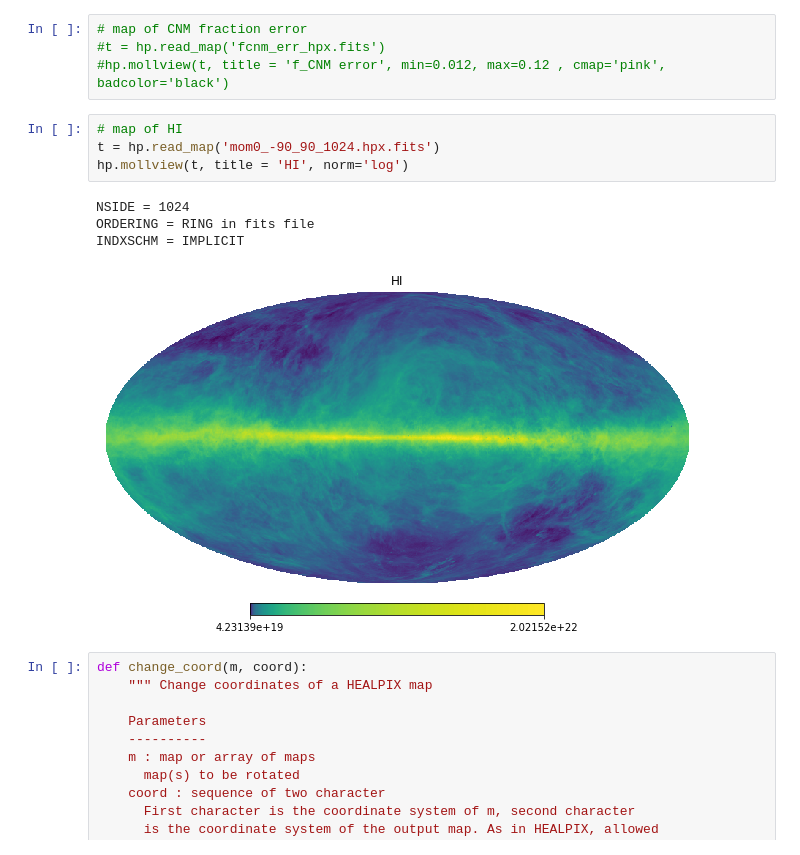
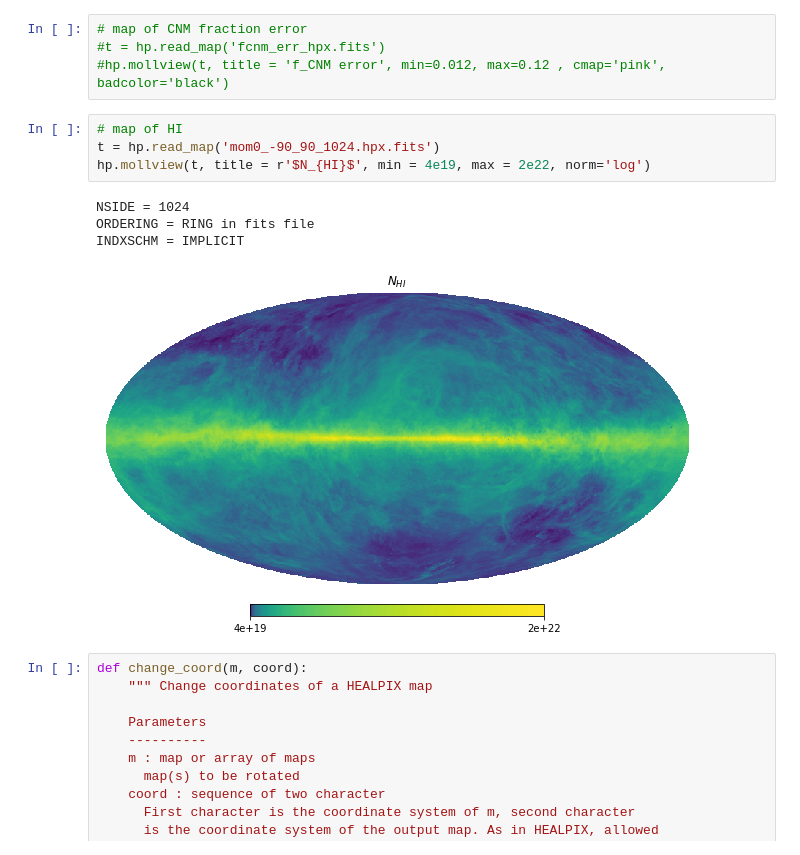
Before and after one commit to mdodici/AME-CNM, a Jupyter notebook: maps/Planck maps.ipynb, the cells around one changed output. Drawn from its saved outputs; the diff is of its cells as text.

```diff
--- a/maps/Planck maps.ipynb
+++ b/maps/Planck maps.ipynb
@@ -82,12 +82,12 @@ Ordering converted to RING
 # %%
 # map of HI
 t = hp.read_map('mom0_-90_90_1024.hpx.fits')
-hp.mollview(t, title = 'HI', norm='log')
+hp.mollview(t, title = r'$N_{HI}$', min = 4e19, max = 2e22, norm='log')
 # %% [output]
 NSIDE = 1024
 ORDERING = RING in fits file
 INDXSCHM = IMPLICIT
-[figure, old version]
+[figure, new version]
 # %%
 def change_coord(m, coord):
     """ Change coordinates of a HEALPIX map
```
Also changed, not shown: parts of 2 cells of this notebook, 1 other file.
